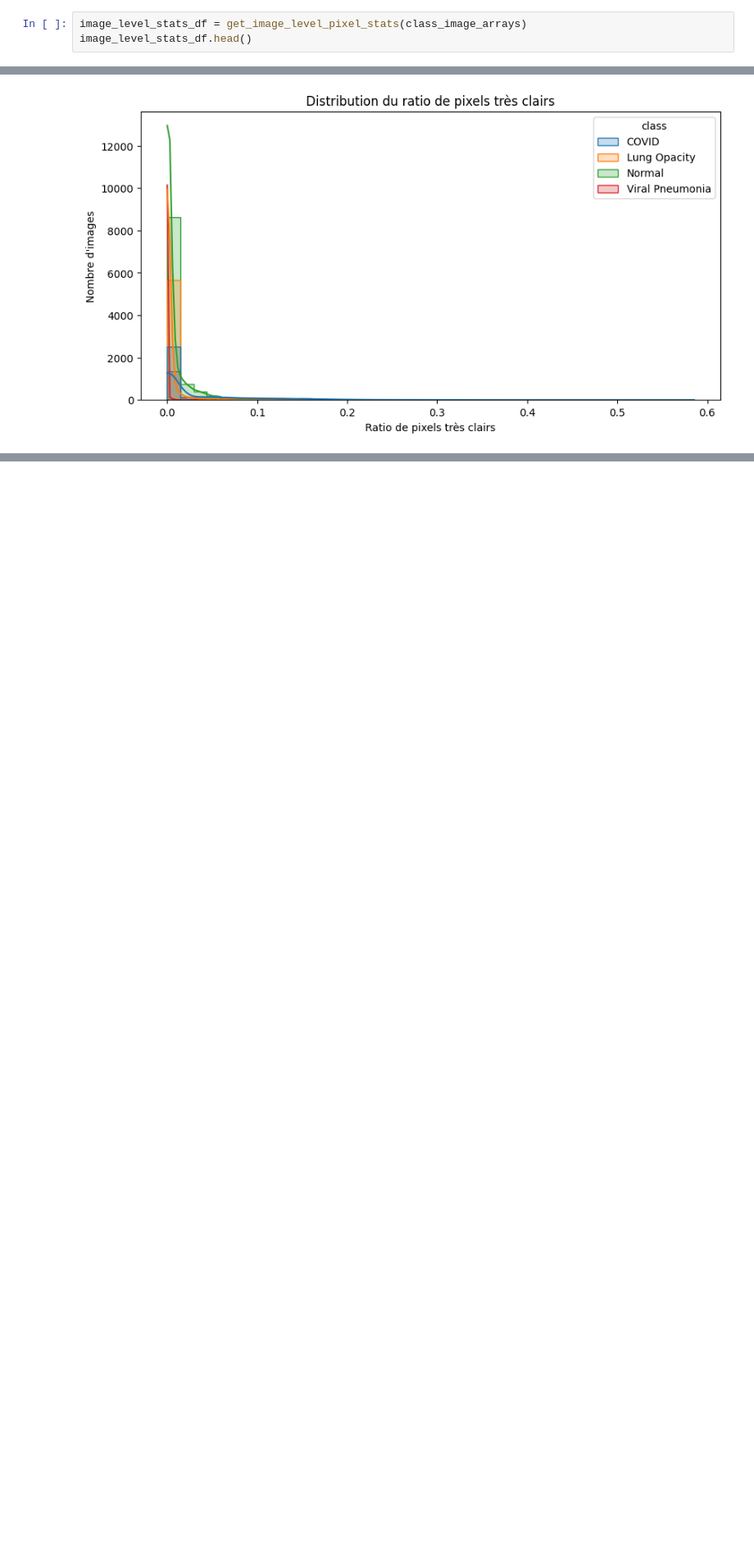
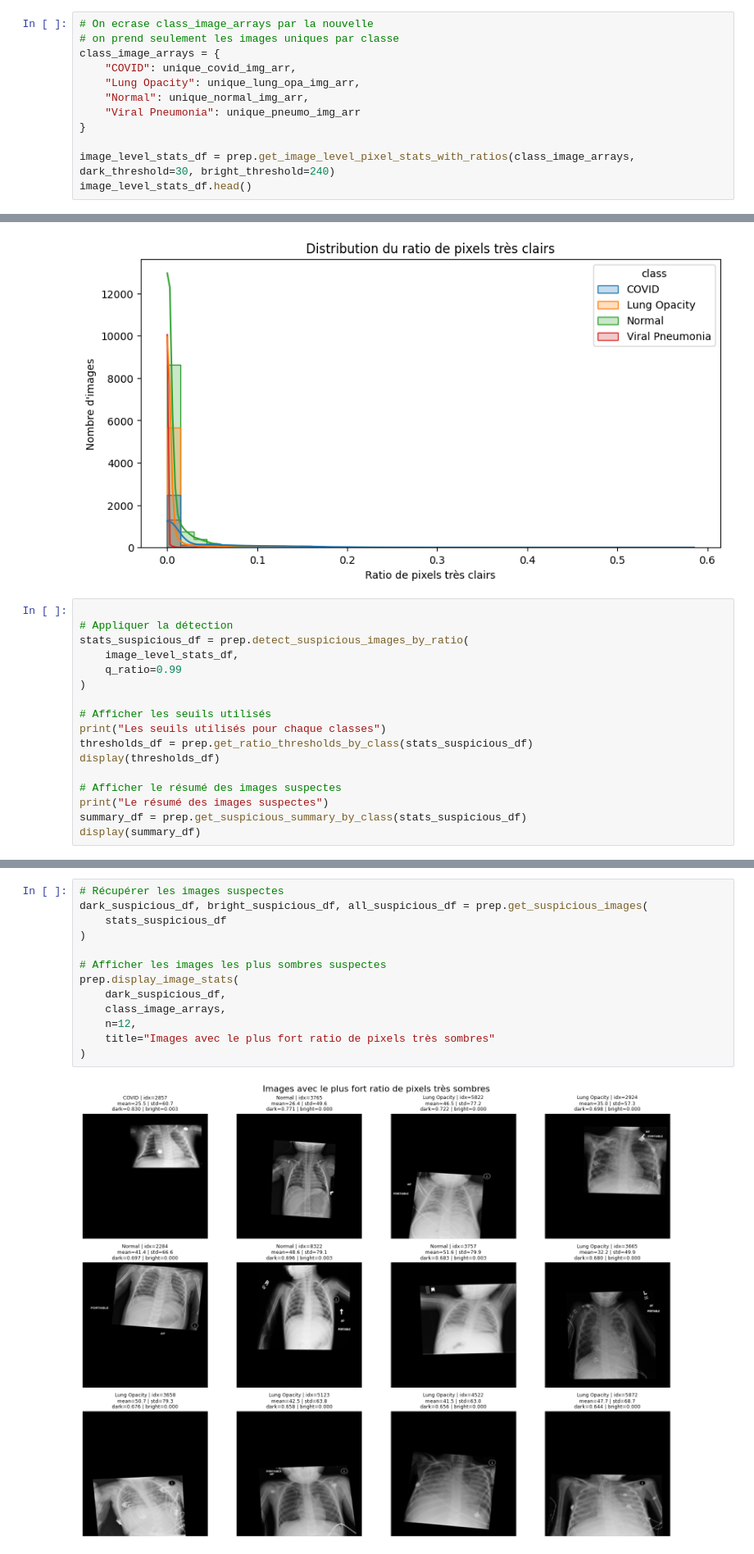
Before and after one commit to hmilet/covid-19, a Jupyter notebook: covid-19_Datasets.ipynb, the cells around one changed output, grey strips where cells are left out. Shown at 82% size. Saved outputs shown, nothing was run; the diff lists cells and outputs as text; blank space fills up the shorter version.

```diff
--- a/covid-19_Datasets.ipynb
+++ b/covid-19_Datasets.ipynb
@@ -567,5 +531,14 @@ def get_image_level_pixel_stats(class_image_arrays, dark_threshold=30, bright_th
 # %%
-image_level_stats_df = get_image_level_pixel_stats(class_image_arrays)
+# On ecrase class_image_arrays par la nouvelle
+# on prend seulement les images uniques par classe
+class_image_arrays = {
+    "COVID": unique_covid_img_arr,
+    "Lung Opacity": unique_lung_opa_img_arr,
+    "Normal": unique_normal_img_arr,
+    "Viral Pneumonia": unique_pneumo_img_arr
+}
+
+image_level_stats_df = prep.get_image_level_pixel_stats_with_ratios(class_image_arrays, dark_threshold=30, bright_threshold=240)
 image_level_stats_df.head()
 # %% [output]
 |  | class | image_index | pixel_mean | pixel_std | ratio_pixels_tres_sombres | ratio_pixels_tres_clairs |
@@ -610,3 +583,20 @@ plt.ylabel("Nombre d'images")
 plt.show()
 # %% [output]
 [figure]
+# %%
+
+# Appliquer la détection
+stats_suspicious_df = prep.detect_suspicious_images_by_ratio(
+    image_level_stats_df,
+    q_ratio=0.99
+)
+
+# Afficher les seuils utilisés
+print("Les seuils utilisés pour chaque classes")
+thresholds_df = prep.get_ratio_thresholds_by_class(stats_suspicious_df)
+display(thresholds_df)
+
+# Afficher le résumé des images suspectes
+print("Le résumé des images suspectes")
+summary_df = prep.get_suspicious_summary_by_class(stats_suspicious_df)
+display(summary_df)
@@ -612,0 +616,15 @@ plt.show()
+# %%
+# Récupérer les images suspectes
+dark_suspicious_df, bright_suspicious_df, all_suspicious_df = prep.get_suspicious_images(
+    stats_suspicious_df
+)
+
+# Afficher les images les plus sombres suspectes
+prep.display_image_stats(
+    dark_suspicious_df,
+    class_image_arrays,
+    n=12,
+    title="Images avec le plus fort ratio de pixels très sombres"
+)
+# %% [output]
+[figure, added]
```
Also changed, not shown: parts of 13 cells of this notebook.
